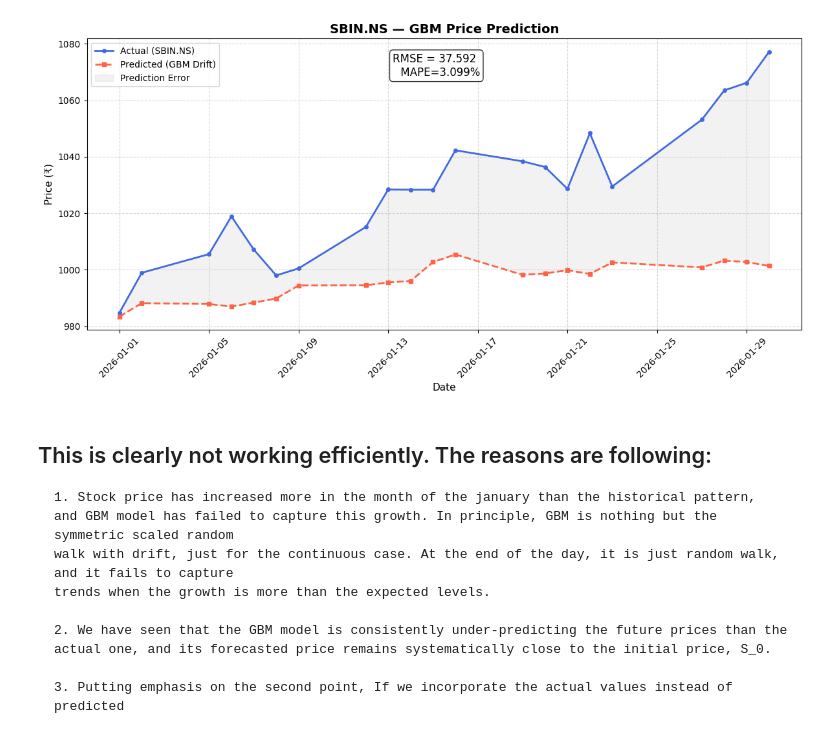
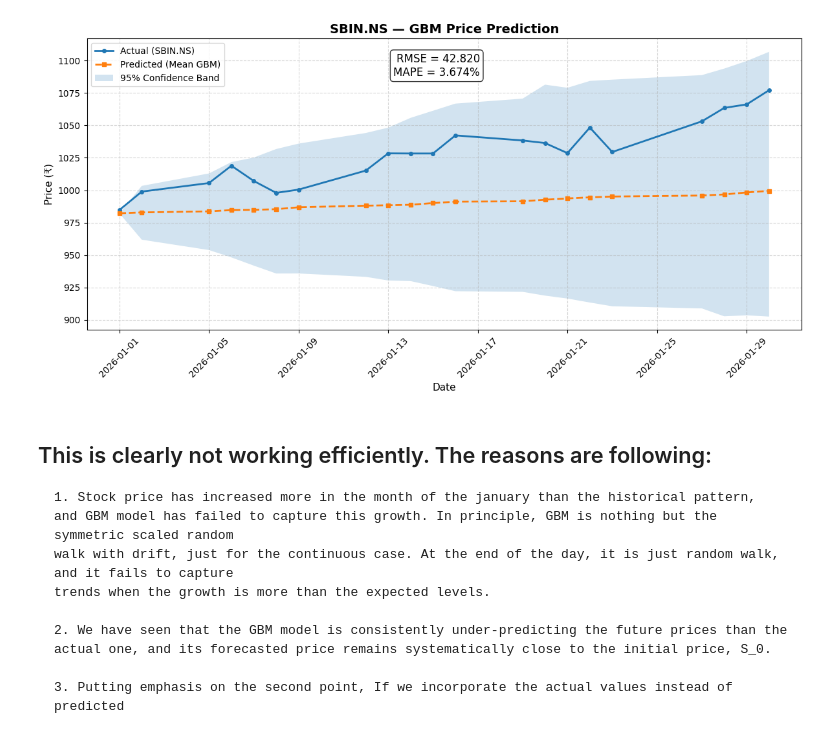
Before and after one commit to 035skt/DMS625, a Jupyter notebook: classical_estyimation.ipynb, the cells around one changed output. Saved outputs shown, nothing was run; the diff lists cells and outputs as text; code cells hidden in the pictures.

```diff
--- a/classical_estyimation.ipynb
+++ b/classical_estyimation.ipynb
@@ -14,9 +14,9 @@ def convert_csv_to_series(data):
     return pd_series,original_name
 
 def convert_prices_to_log_return(data):
-    pd_series,name=convert_csv_to_series(data)[0],convert_csv_to_series(data)[1]
-    pd_series["log_returns"]=np.log(pd_series['Close'] / pd_series['Close'].shift(1))
-    return pd_series["log_returns"].dropna().to_frame(),name
+    pd_series, name = convert_csv_to_series(data)
+    pd_series["log_returns"] = np.log(pd_series['Close'] / pd_series['Close'].shift(1))
+    return pd_series["log_returns"].dropna(), name
 # %%
 def estimate_from_data(data, dt=1/252):
     sigma_square_hat = np.var(data, ddof=1) / dt
@@ -43,9 +51,12 @@ def final_df_test(test_data,simulated_price):
     test_data["Predicted_value"]=simulated_price
     return test_data
 # %%
-def final_result(data_log_return,data_prices,data_test):
-    T=data_test.shape[0]
+def final_result(data_log_return, data_prices, data_test):
+    T = data_test.shape[0]
 
-    simulated_price=simulate_prices(data_prices,data_log_return,T)
-    return final_df_test(data_test,simulated_price)
+    mean_path, lower_path, upper_path = simulate_prices(
+        data_prices, data_log_return, T
+    )
+
+    return mean_path, lower_path, upper_path
 # %%
@@ -86,13 +108,24 @@ def plot_predictions(data_test, title=" Stock Price Prediction"):
     plt.show()
 # %%
-sbi=convert_prices_to_log_return("sbi_main.csv")[0].to_numpy()
-sbi_prices=convert_csv_to_series("sbi_main.csv")[0].to_numpy()
-sbi_test=pd.read_csv("sbi_test.csv")
+# Load data
+sbi_log_returns, _ = convert_prices_to_log_return("sbi_main.csv")
+sbi_prices, _ = convert_csv_to_series("sbi_main.csv")
+sbi_test = pd.read_csv("sbi_test.csv")
+
+# Convert to numpy where needed
+sbi_log_returns = sbi_log_returns.values.flatten()
+sbi_prices = sbi_prices["Close"].values
+
+# Run simulation
+mean_path, lower_path, upper_path = final_result(
+    sbi_log_returns, sbi_prices, sbi_test
+)
+
+# Plot
+plot_predictions(sbi_test, mean_path, lower_path, upper_path,
+                 title="SBIN.NS — GBM Price Prediction")
+# %% [output]
+[figure, added]
-# %%
-result = final_result(sbi, sbi_prices, sbi_test)
-plot_predictions(result, title="SBIN.NS — GBM Price Prediction")
-# %% [output]
-[figure, removed]
 # %% [markdown]
 ## This is clearly not working efficiently. The reasons are following:
     1. Stock price has increased more in the month of the january than the historical pattern,
```
Also changed, not shown: parts of 3 cells of this notebook, 9 other files.
